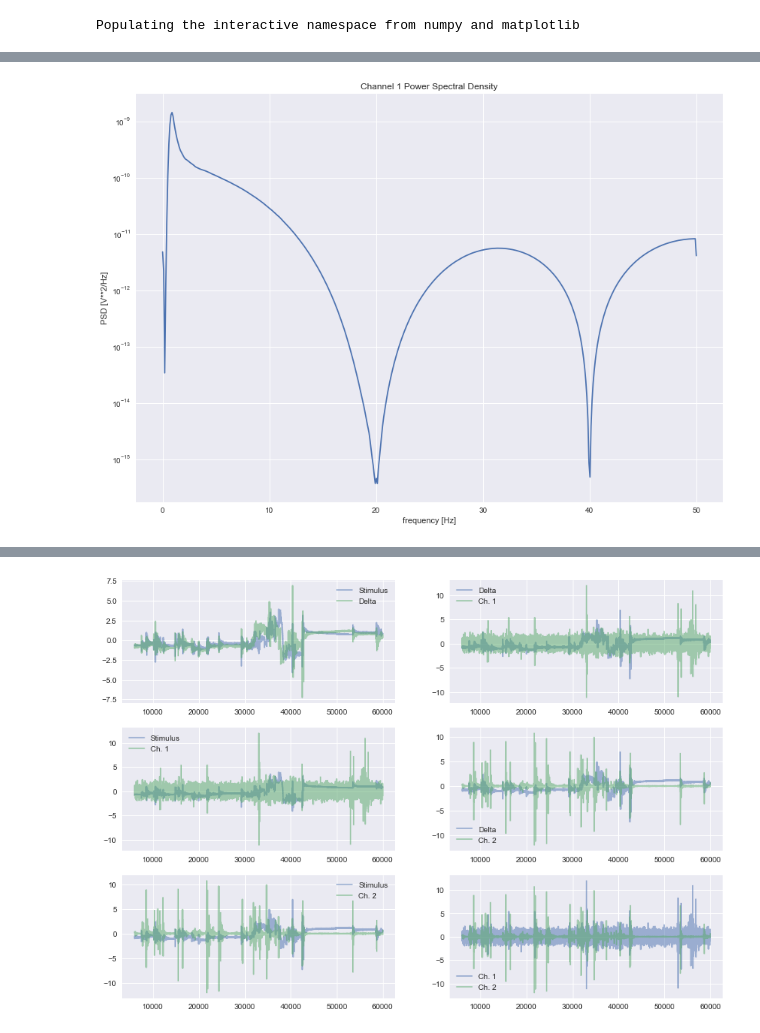
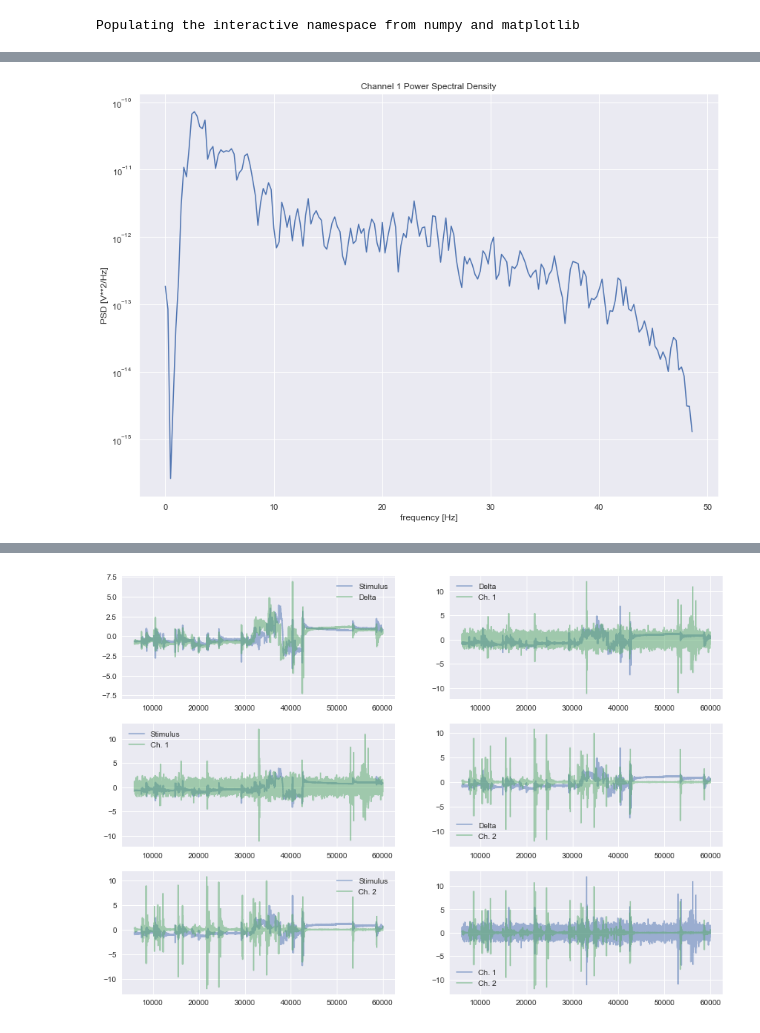
Before and after one commit to BasilMinkov/Jupyter-Notebooks, a Jupyter notebook: RatEEG.ipynb, the cells around one changed output, grey strips where cells are left out. Drawn from its saved outputs; the diff is of its cells as text; code cells hidden in the pictures.

Commit message:
RatEEG analysis step one completed

```diff
--- a/RatEEG.ipynb
+++ b/RatEEG.ipynb
@@ -64,0 +509,3 @@ plot(df.iloc[:200, 2], df.iloc[:200, 3])
+# %%
+df = df.iloc[:df_ids, :]
+temp = temp.iloc[:temp_ids, :]
@@ -73,0 +534,3 @@ df.head()
+# %%
+step = round(df.shape[0] / temp.shape[0])
+step
@@ -73,0 +539,12 @@ df.head()
+# %%
+band = np.array([1, 2])
+power = np.zeros([temp.shape[0], 25])
+
+for j in range(25):
+    b = firwin(order+1, band * 2 / fs, width=None, window='hamming', pass_zero=False)  # design filter
+    df["Channel 1 Band Filtered"] = filtfilt(b, a, df.iloc[:, 0])
+    power[:, j] = list(map(lambda i: (df.iloc[i*step:(i+1)*step, -1]**2).mean(), np.arange(temp.shape[0])))
+    band+=1
+
+power = pd.DataFrame(power, columns=["{}-{}".format(i+1, i+2) for i in range(25)])
+power["C"] = temp.iloc[:, -1]
@@ -74,10 +588,10 @@ df.head()
 # %%
-f1, Pxx_den1 = welch(df.iloc[:, 5], fs, nperseg=1024)
+f, Pxx_den = welch(df.iloc[1000:4000, -2], fs, nperseg=1024)
 # %%
-plt.semilogy(f1, Pxx_den1)
+plt.semilogy(f[:200], Pxx_den[:200])
 plt.title("Channel 1 Power Spectral Density")
 plt.xlabel('frequency [Hz]')
 plt.ylabel('PSD [V**2/Hz]')
 plt.show()
 # %% [output]
-[figure, old version]
+[figure, new version]
```
Also changed, not shown: parts of 79 cells of this notebook.
